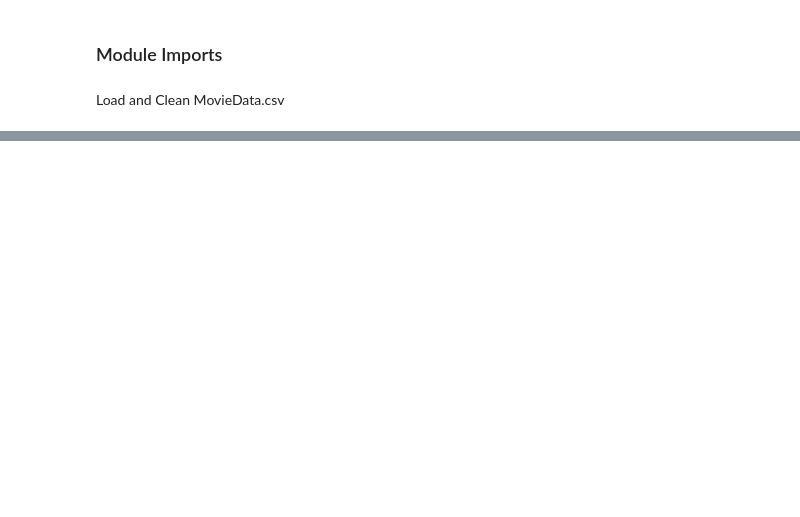
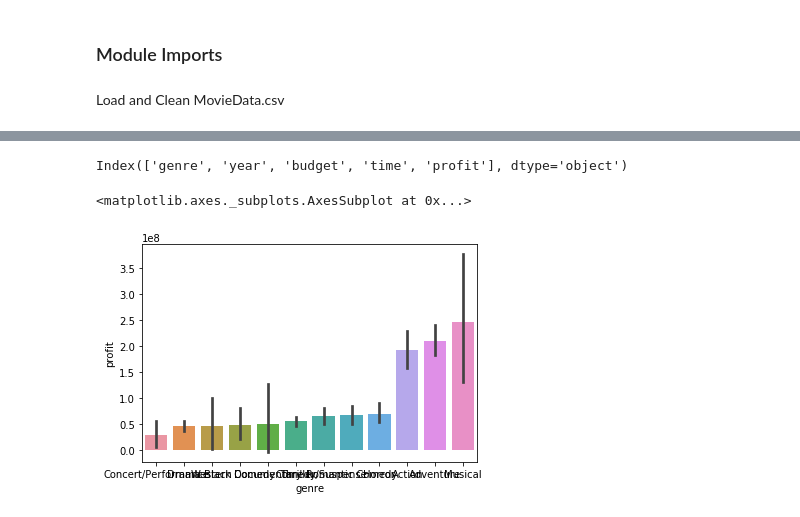
Before and after one commit to jleifnf/JN-Studio, a Jupyter notebook: JN-Studio.ipynb, the cells around one changed output, grey strips where cells are left out. Drawn from its saved outputs; the diff is of its cells as text; code cells hidden in the pictures; blank space fills up the shorter version.

```diff
--- a/JN-Studio.ipynb
+++ b/JN-Studio.ipynb
@@ -15,0 +17,11 @@ movie_data = load_clean_data()
+# %%
+genre_avg = movie_data.groupby('genre').agg('mean')
+genre_avg = genre_avg.reset_index()
+genre_avg.columns
+# %% [output]
+Index(['genre', 'year', 'budget', 'time', 'profit'], dtype='object')
+# %%
+sns.barplot(x='genre', y='profit', data=movie_data,order=genre_avg.sort_values('profit')['genre'])
+# %% [output]
+<matplotlib.axes._subplots.AxesSubplot at 0x...>
+[figure, added]
```
Also changed, not shown: parts of 4 cells of this notebook.
